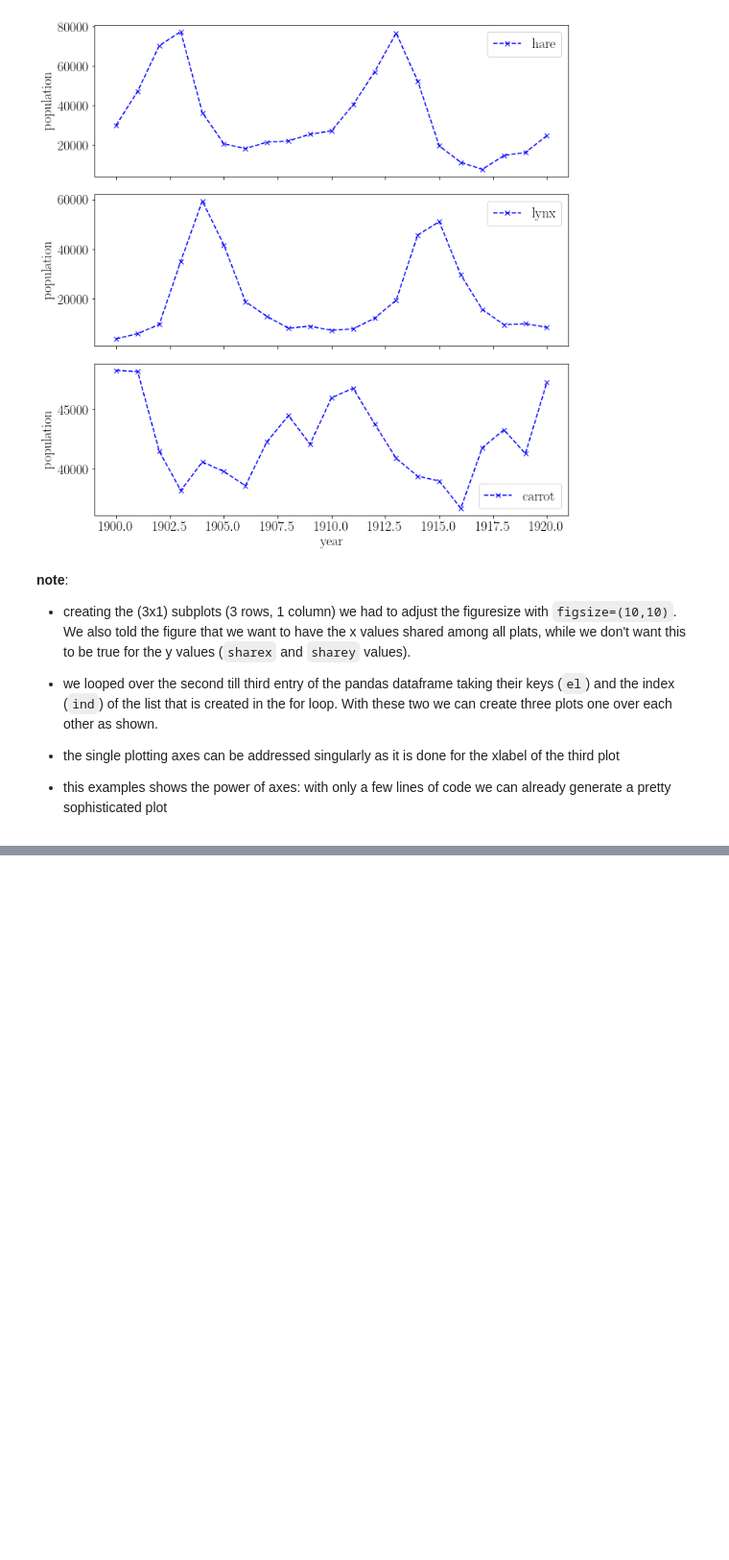
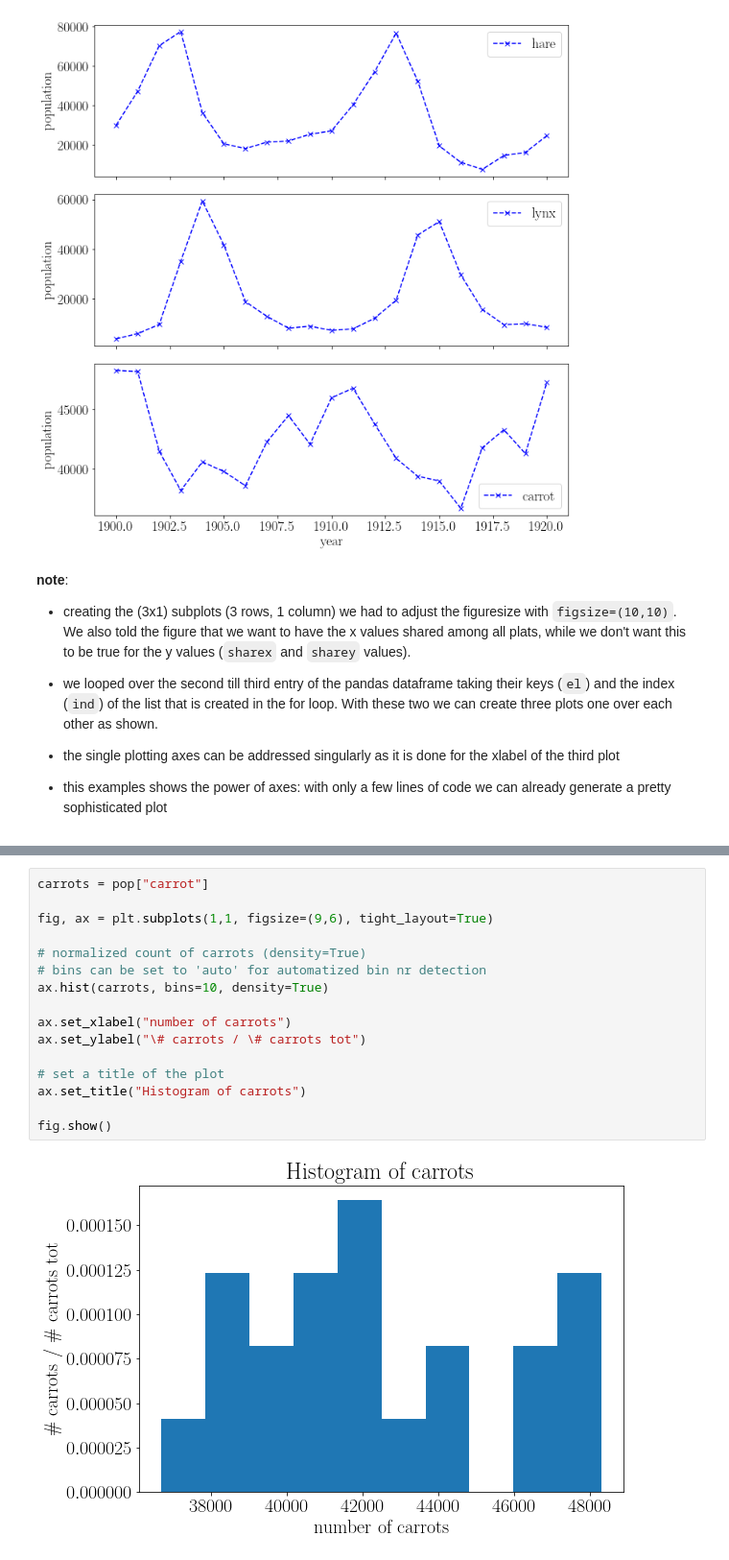
Before and after one commit to fcosi/python-data-plotting, a Jupyter notebook: Basics of Plotting.ipynb, the cells around one changed output, grey strips where cells are left out. Shown: that part at 96% size. Saved outputs shown, nothing was run; the diff lists cells and outputs as text; blank space fills up the shorter version.

```diff
--- a/Basics of Plotting.ipynb
+++ b/Basics of Plotting.ipynb
@@ -174,0 +191,18 @@ __note__:
+# %%
+carrots = pop["carrot"]
+
+fig, ax = plt.subplots(1,1, figsize=(9,6), tight_layout=True)
+
+# normalized count of carrots (density=True)
+# bins can be set to 'auto' for automatized bin nr detection
+ax.hist(carrots, bins=10, density=True)
+
+ax.set_xlabel("number of carrots")
+ax.set_ylabel("\# carrots / \# carrots tot")
+
+# set a title of the plot
+ax.set_title("Histogram of carrots")
+
+fig.show()
+# %% [output]
+[figure, added]
```
Also changed, not shown: parts of 10 cells of this notebook, 4 other files.
